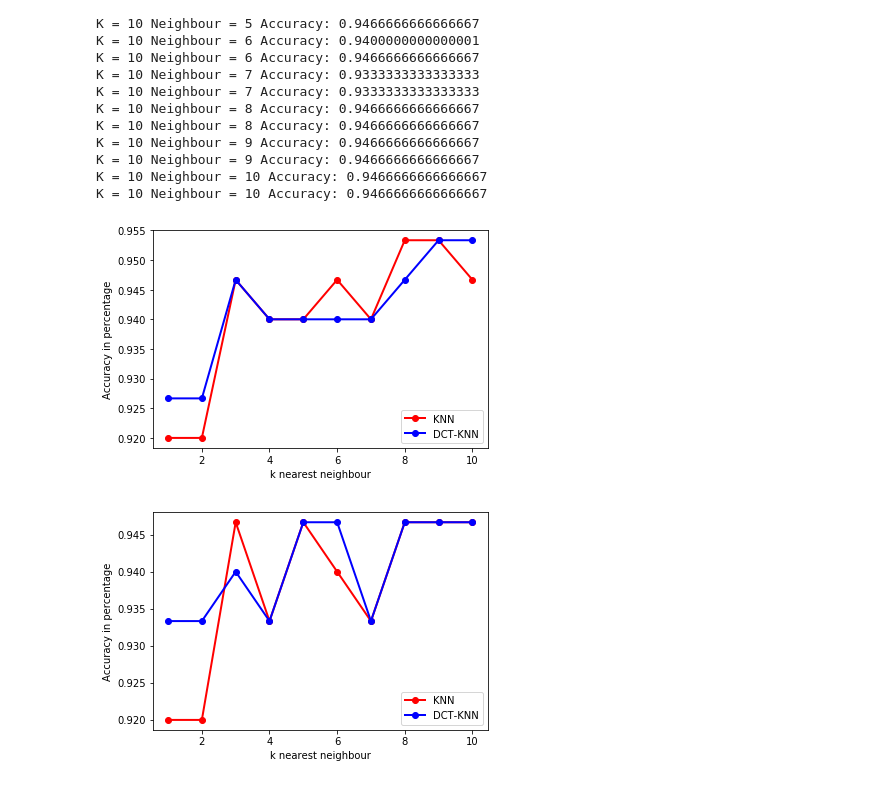
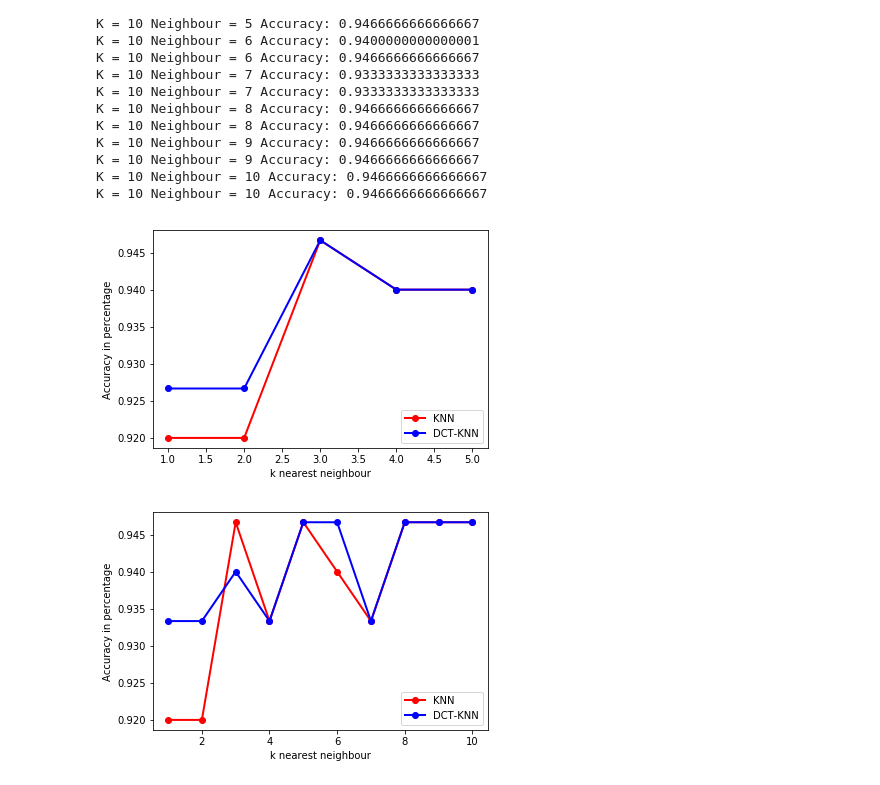
Before and after one commit to IllhamHanafi/FP-Datmin, a Jupyter notebook: FP-Datmin.ipynb, the cells around one changed output. Cells and saved outputs as stored; diff of their text form; code cells hidden in the pictures.

```diff
--- a/FP-Datmin.ipynb
+++ b/FP-Datmin.ipynb
@@ -275,7 +273,7 @@ print(normalized_disc)
 #5 Fold
 KNN_5_result = []
 DCTKNN_5_result = []
-for N in range (1,11):
+for N in range (1,6):
     KNN_5_result.append(getKFold(X, Y, numberofK=5, numberofNeighbour=N, method="KNN"))
     DCTKNN_5_result.append(getKFold(X, Y, numberofK=5, numberofNeighbour=N, method="DCT-KNN", weight = normalized_disc))
 # %% [output]
@@ -329,14 +317,14 @@ K = 10 Neighbour = 9 Accuracy: 0.9466666666666667
 K = 10 Neighbour = 10 Accuracy: 0.9466666666666667
 K = 10 Neighbour = 10 Accuracy: 0.9466666666666667
 # %%
-plt.plot([1,2,3,4,5,6,7,8,9,10],KNN_5_result,'-ro', label="KNN", linewidth=2.0)
-plt.plot([1,2,3,4,5,6,7,8,9,10],DCTKNN_5_result,'-bo', label="DCT-KNN", linewidth=2.0)
+plt.plot([1,2,3,4,5],KNN_5_result,'-ro', label="KNN", linewidth=2.0)
+plt.plot([1,2,3,4,5],DCTKNN_5_result,'-bo', label="DCT-KNN", linewidth=2.0)
 plt.legend(loc='lower right')
 plt.xlabel('k nearest neighbour')
 plt.ylabel('Accuracy in percentage')
 plt.show()
 # %% [output]
-[figure, old version]
+[figure, new version]
 # %%
 plt.plot([1,2,3,4,5,6,7,8,9,10],KNN_10_result,'-ro', label="KNN", linewidth=2.0)
 plt.plot([1,2,3,4,5,6,7,8,9,10],DCTKNN_10_result,'-bo', label="DCT-KNN", linewidth=2.0)
```
Also changed, not shown: parts of 24 cells of this notebook.
